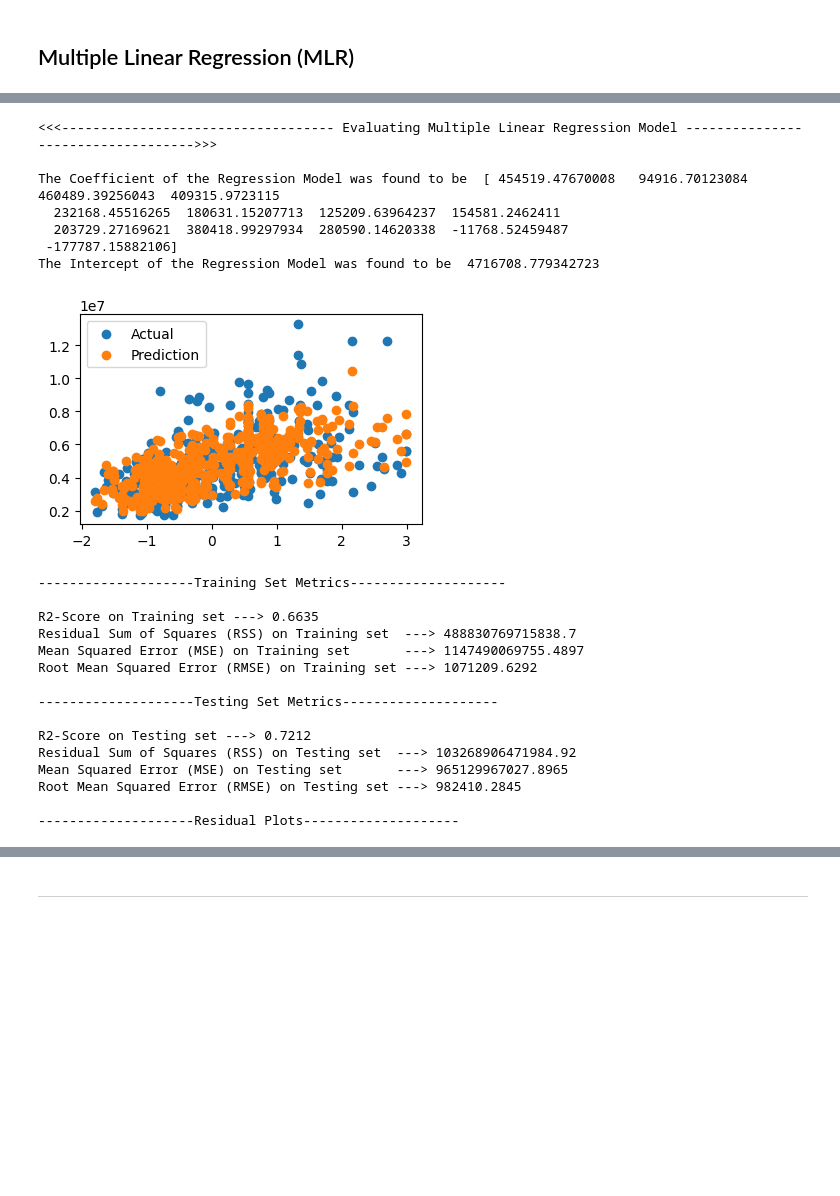
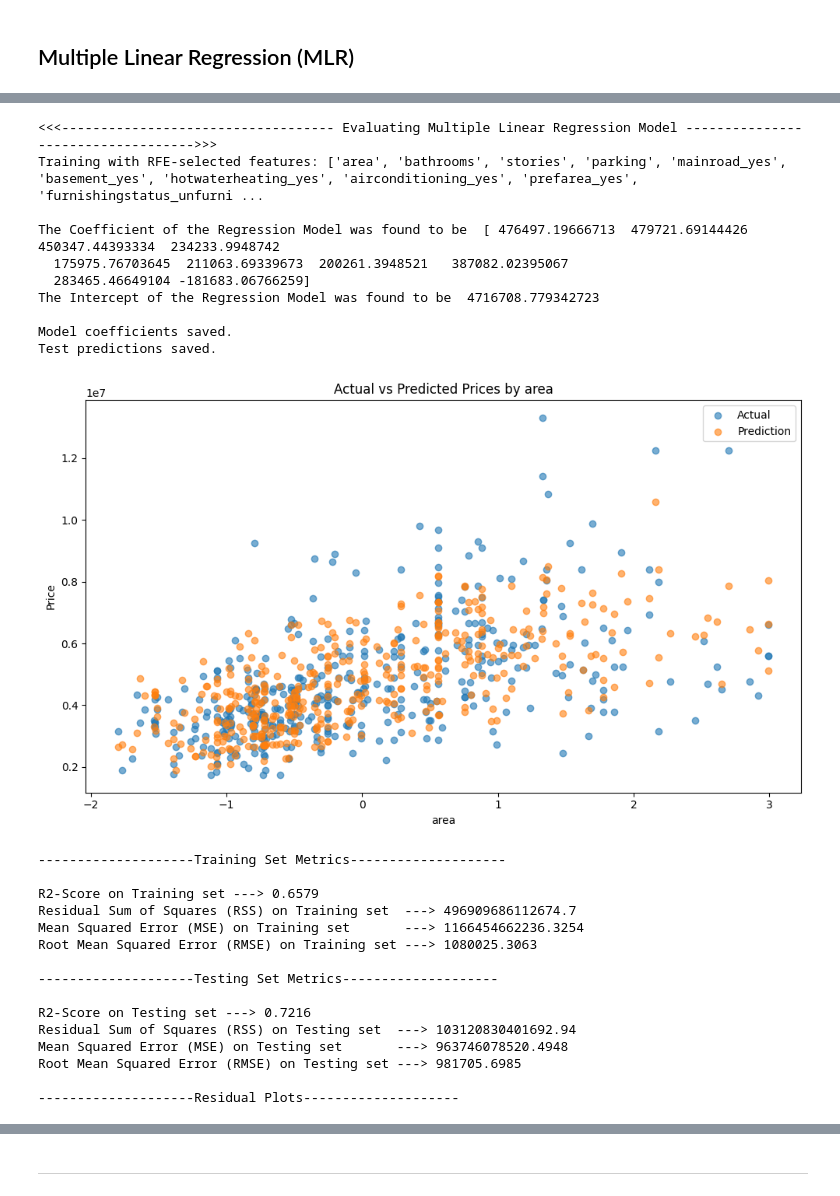
Before and after one commit to minhhiunee/housing_price_prediction, a Jupyter notebook: notebooks/housing_price_prediction.ipynb, the cells around one changed output, grey strips where cells are left out. Saved outputs shown, nothing was run; the diff lists cells and outputs as text; code cells hidden in the pictures; blank space fills up the shorter version.

Commit message:
Fix: train MLR on RFE-selected features (10/13) instead of all features

```diff
--- a/notebooks/housing_price_prediction.ipynb
+++ b/notebooks/housing_price_prediction.ipynb
@@ -589,37 +589,57 @@ def evaluate_mlr(train_predictions, test_predictions):
 # %%
 print('<<<-----------------------------------\033[1m Evaluating Multiple Linear Regression Model \033[0m----------------------------------->>>')
 
+# Lấy các features được RFE chọn
+selected_cols = list(Train_X_std.loc[:, rfe.support_].columns)
+print('Training with RFE-selected features:', selected_cols)
+
 MLR = LinearRegression()
-MLR.fit(Train_X_std, Train_Y)
+MLR.fit(Train_X_std[selected_cols], Train_Y)
 
-train_predictions = MLR.predict(Train_X_std)
-test_predictions = MLR.predict(Test_X_std)
+train_predictions = MLR.predict(Train_X_std[selected_cols])
+test_predictions  = MLR.predict(Test_X_std[selected_cols])
 
 print('\nThe Coefficient of the Regression Model was found to be ', MLR.coef_)
 print('The Intercept of the Regression Model was found to be ', MLR.intercept_)
 
+# Lưu coefficients
+coef_df = pd.DataFrame({
+    'Feature': ['Intercept'] + selected_cols,
+    'Coefficient': [MLR.intercept_] + list(MLR.coef_)
+})
+coef_df.to_csv(TABLES_DIR / '06_model_coefficients.csv', index=False)
+print('\nModel coefficients saved.')
+
+# Lưu test predictions
+pred_df = pd.DataFrame({'Actual': Test_Y.values, 'Predicted': test_predictions})
+pred_df.to_csv(TABLES_DIR / '08_test_predictions.csv', index=False)
+print('Test predictions saved.')
+
 evaluate_mlr(train_predictions, test_predictions)
 # %% [output]
 <<<----------------------------------- Evaluating Multiple Linear Regression Model ----------------------------------->>>
+Training with RFE-selected features: ['area', 'bathrooms', 'stories', 'parking', 'mainroad_yes', 'basement_yes', 'hotwaterheating_yes', 'airconditioning_yes', 'prefarea_yes', 'furnishingstatus_unfurni ...
 
-The Coefficient of the Regression Model was found to be  [ 454519.47670008   94916.70123084  460489.39256043  409315.9723115
-  232168.45516265  180631.15207713  125209.63964237  154581.2462411
-  203729.27169621  380418.99297934  280590.14620338  -11768.52459487
- -177787.15882106]
+The Coefficient of the Regression Model was found to be  [ 476497.19666713  479721.69144426  450347.44393334  234233.9948742
+  175975.76703645  211063.69339673  200261.3948521   387082.02395067
+  283465.46649104 -181683.06766259]
 The Intercept of the Regression Model was found to be  4716708.779342723
+
+Model coefficients saved.
+Test predictions saved.
-[figure, old version]
+[figure, new version]
 --------------------Training Set Metrics--------------------
 
-R2-Score on Training set ---> 0.6635
-Residual Sum of Squares (RSS) on Training set  ---> 488830769715838.7
-Mean Squared Error (MSE) on Training set       ---> 1147490069755.4897
-Root Mean Squared Error (RMSE) on Training set ---> 1071209.6292
+R2-Score on Training set ---> 0.6579
+Residual Sum of Squares (RSS) on Training set  ---> 496909686112674.7
+Mean Squared Error (MSE) on Training set       ---> 1166454662236.3254
+Root Mean Squared Error (RMSE) on Training set ---> 1080025.3063
 
 --------------------Testing Set Metrics--------------------
 
-R2-Score on Testing set ---> 0.7212
-Residual Sum of Squares (RSS) on Testing set  ---> 103268906471984.92
-Mean Squared Error (MSE) on Testing set       ---> 965129967027.8965
-Root Mean Squared Error (RMSE) on Testing set ---> 982410.2845
+R2-Score on Testing set ---> 0.7216
+Residual Sum of Squares (RSS) on Testing set  ---> 103120830401692.94
+Mean Squared Error (MSE) on Testing set       ---> 963746078520.4948
+Root Mean Squared Error (RMSE) on Testing set ---> 981705.6985
 
 --------------------Residual Plots--------------------
```
Also changed, not shown: parts of 6 cells of this notebook, 3 other files.
